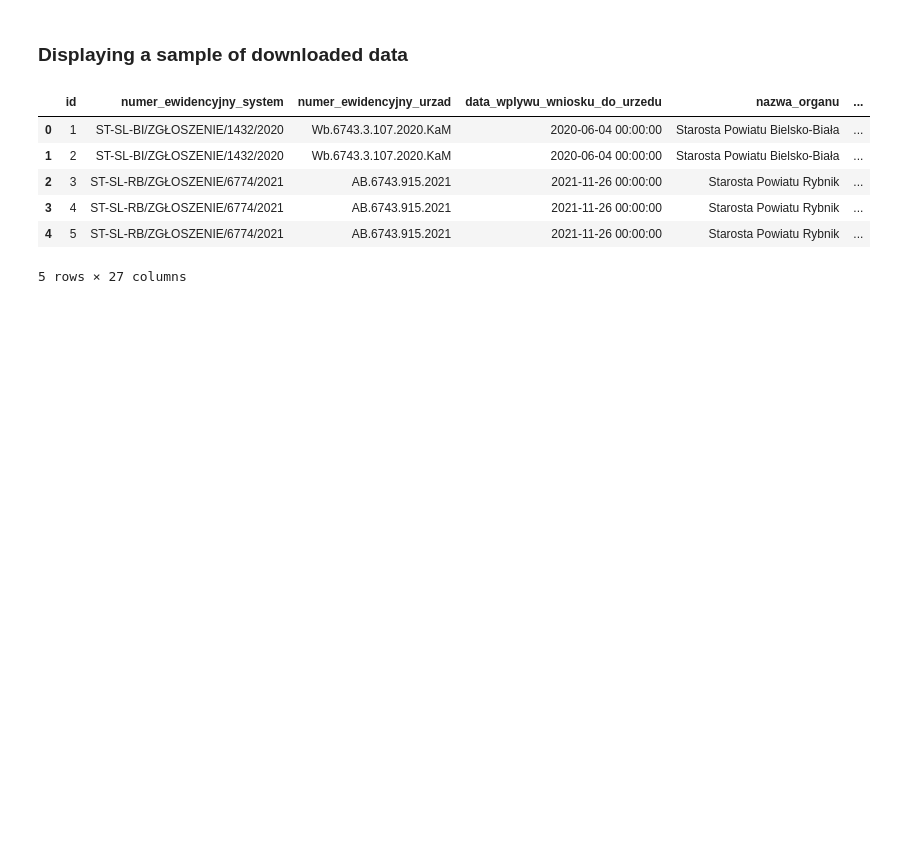
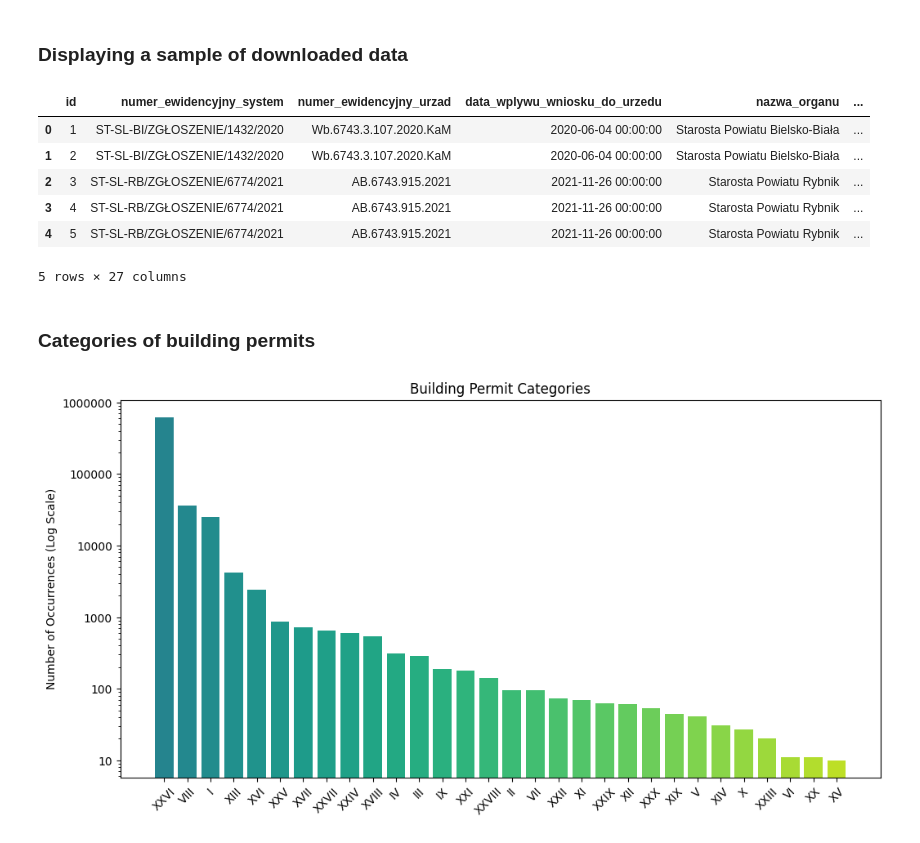
Before and after one commit to JakBiel/Building_permissions_ETL, a Jupyter notebook: zip_data_docker_compose/zip_data_jupyter_notebook/jpdata/csv_analyze.ipynb, the cells around one changed output. Saved outputs shown, nothing was run; the diff lists cells and outputs as text; code cells hidden in the pictures; blank space fills up the shorter version.

```diff
--- a/zip_data_docker_compose/zip_data_jupyter_notebook/jpdata/csv_analyze.ipynb
+++ b/zip_data_docker_compose/zip_data_jupyter_notebook/jpdata/csv_analyze.ipynb
@@ -29,3 +32,36 @@ df.head()
 | 3 | 4 | ST-SL-RB/ZGŁOSZENIE/6774/2021 | AB.6743.915.2021 | 2021-11-26 00:00:00 | Starosta Powiatu Rybnik | ... |
 | 4 | 5 | ST-SL-RB/ZGŁOSZENIE/6774/2021 | AB.6743.915.2021 | 2021-11-26 00:00:00 | Starosta Powiatu Rybnik | ... |
 5 rows × 27 columns
+# %% [markdown]
+### Categories of building permits
+# %%
+def categories_counter_log(df):
+    counter = Counter()
+
+    for record in df['kategoria']:
+        counter[record] += 1
+
+    # Sorting the data
+    sorted_data = dict(sorted(counter.items(), key=lambda x: x[1], reverse=True))
+
+    # Create the plot
+    plt.figure(figsize=(12, 6))
+
+    # Create color gradient for the plot
+    colors = plt.cm.viridis(np.linspace(0.45, 0.9, len(sorted_data)))
+
+    # Plot details
+    plt.bar(sorted_data.keys(), sorted_data.values(), color=colors)
+    plt.xticks(rotation=45)
+    plt.ylabel('Number of Occurrences (Log Scale)')
+    plt.title('Building Permit Categories')
+
+    # Set Y-axis to logarithmic scale
+    plt.yscale('log')
+
+    # Format Y-axis labels as actual numbers instead of powers of 10
+    plt.gca().yaxis.set_major_formatter(FuncFormatter(lambda y, _: '{:.0f}'.format(y)))
+
+categories_counter_log(df)
+# %% [output]
+[figure, added]
```
Also changed, not shown: parts of 3 cells of this notebook.
